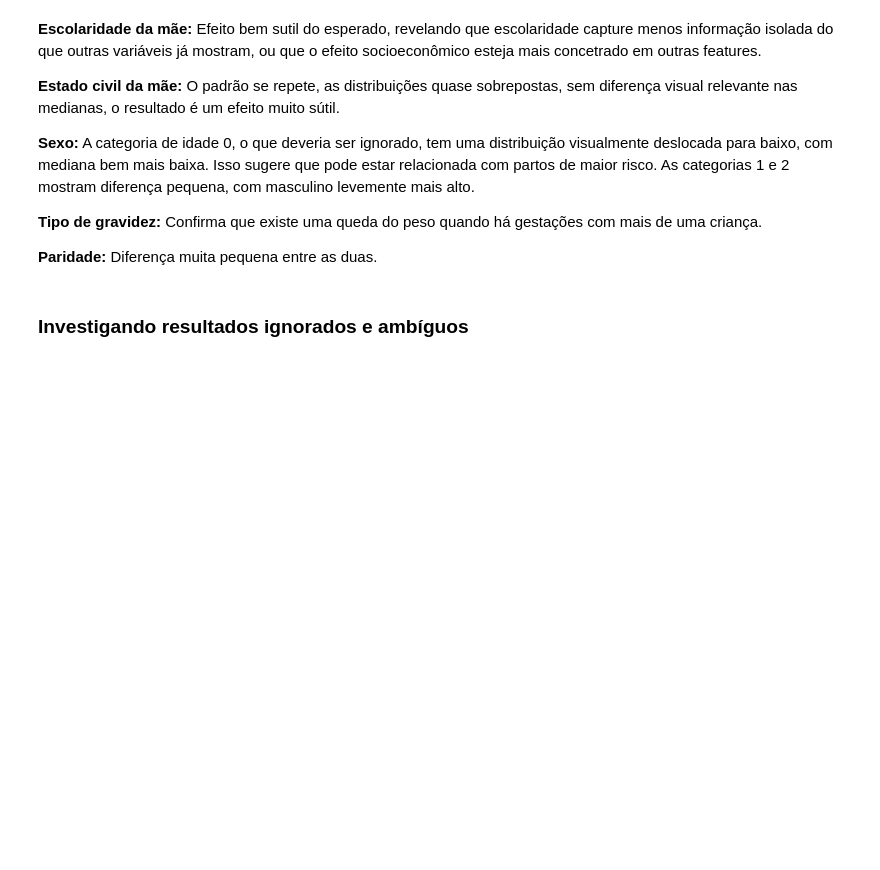
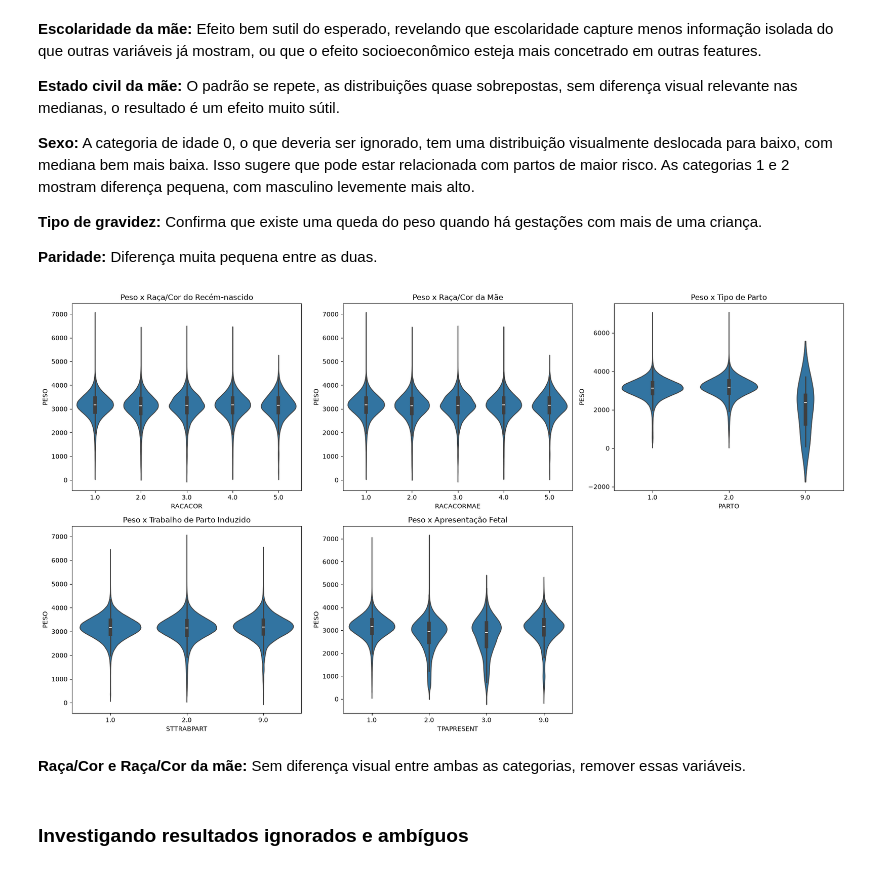
Before and after one commit to luizv55/SINASC-BirthWeight, a Jupyter notebook: main.ipynb, the cells around one changed output. Drawn from its saved outputs; the diff is of its cells as text; code cells hidden in the pictures; blank space fills up the shorter version.

```diff
--- a/main.ipynb
+++ b/main.ipynb
@@ -452,6 +452,32 @@ plt.show()
 **Tipo de gravidez:** Confirma que existe uma queda do peso quando há gestações com mais de uma criança.
 
 **Paridade:** Diferença muita pequena entre as duas.
+# %%
+fig, axes = plt.subplots(2, 3, figsize=(18, 10))
+
+colunas_titulos = {
+    'RACACOR': 'Raça/Cor do Recém-nascido',
+    'RACACORMAE': 'Raça/Cor da Mãe',
+    'PARTO': 'Tipo de Parto',
+    'STTRABPART': 'Trabalho de Parto Induzido',
+    'TPAPRESENT': 'Apresentação Fetal'
+}
+
+for ax, (coluna, titulo) in zip(axes.flat, colunas_titulos.items()):
+    sns.violinplot(x=df[coluna], y=df['PESO'], ax=ax)
+    ax.set_title(f'Peso x {titulo}')
+    ax.tick_params(axis='x')
+
+# esconde os subplots vazios (sobram 1, já que 5 variáveis em grade 2x3)
+for ax in axes.flat[len(colunas_titulos):]:
+    ax.set_visible(False)
+
+plt.tight_layout()
+plt.show()
+# %% [output]
+[figure, added]
+# %% [markdown]
+**Raça/Cor e Raça/Cor da mãe:** Sem diferença visual entre ambas as categorias, remover essas variáveis.
 # %% [markdown]
 ### Investigando resultados ignorados e ambíguos
 # %%
```
Also changed, not shown: parts of 16 cells of this notebook.
